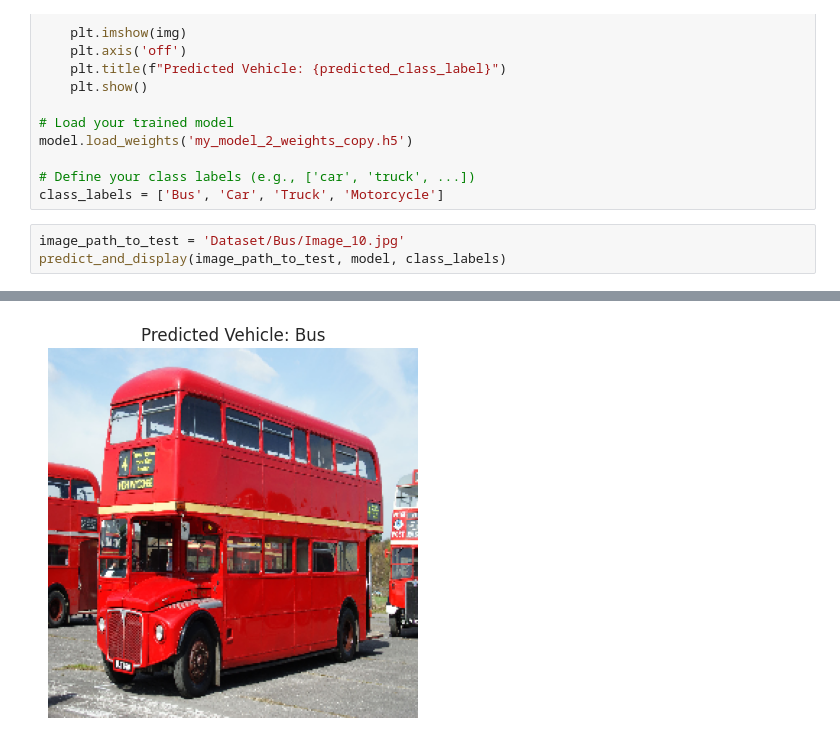
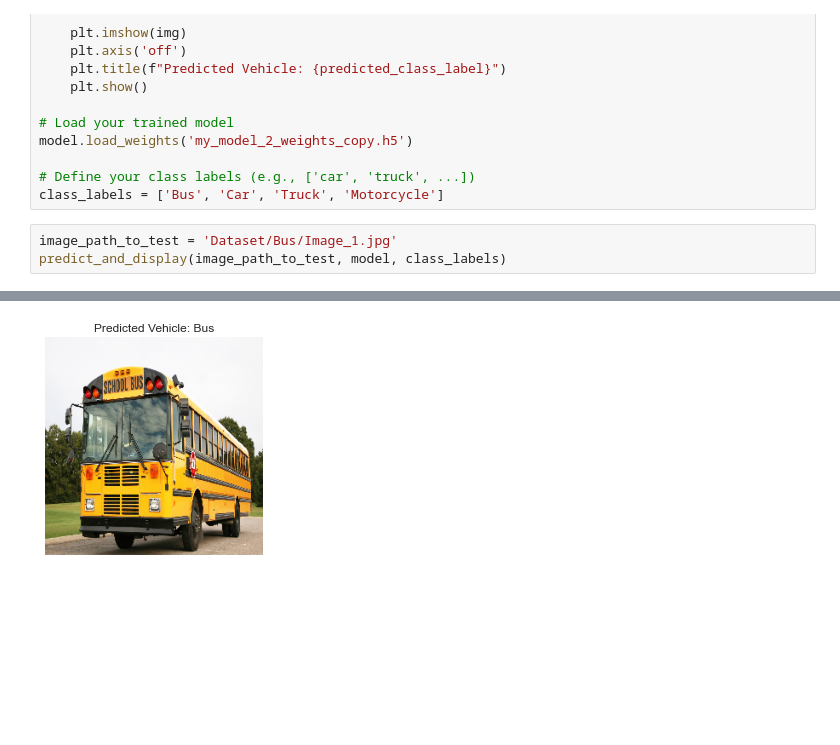
Before and after one commit to 64015161-Anuwat/Classification-of-vehicles, a Jupyter notebook: Load_WM2-New.ipynb, the cells around one changed output, grey strips where cells are left out. Saved outputs shown, nothing was run; the diff lists cells and outputs as text; blank space fills up the shorter version.

```diff
--- a/Load_WM2-New.ipynb
+++ b/Load_WM2-New.ipynb
@@ -122,6 +119,6 @@ model.load_weights('my_model_2_weights_copy.h5')
 # Define your class labels (e.g., ['car', 'truck', ...])
 class_labels = ['Bus', 'Car', 'Truck', 'Motorcycle']
 # %%
-image_path_to_test = 'Dataset/Bus/Image_10.jpg'
+image_path_to_test = 'Dataset/Bus/Image_1.jpg'
 predict_and_display(image_path_to_test, model, class_labels)
 # %% [output]
@@ -131 +126 @@ predict_and_display(image_path_to_test, model, class_labels)
-[figure, old version]
+[figure, new version]
```
Also changed, not shown: parts of 21 cells of this notebook, 17 other files.
